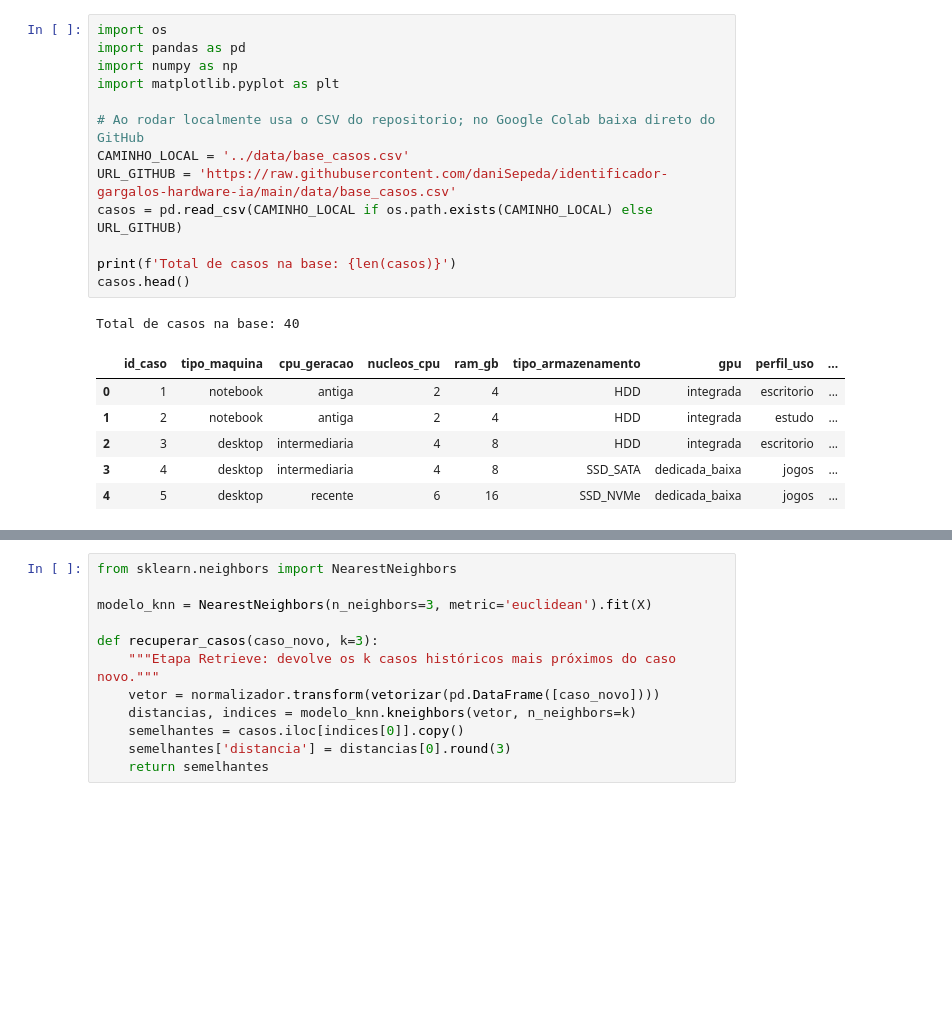
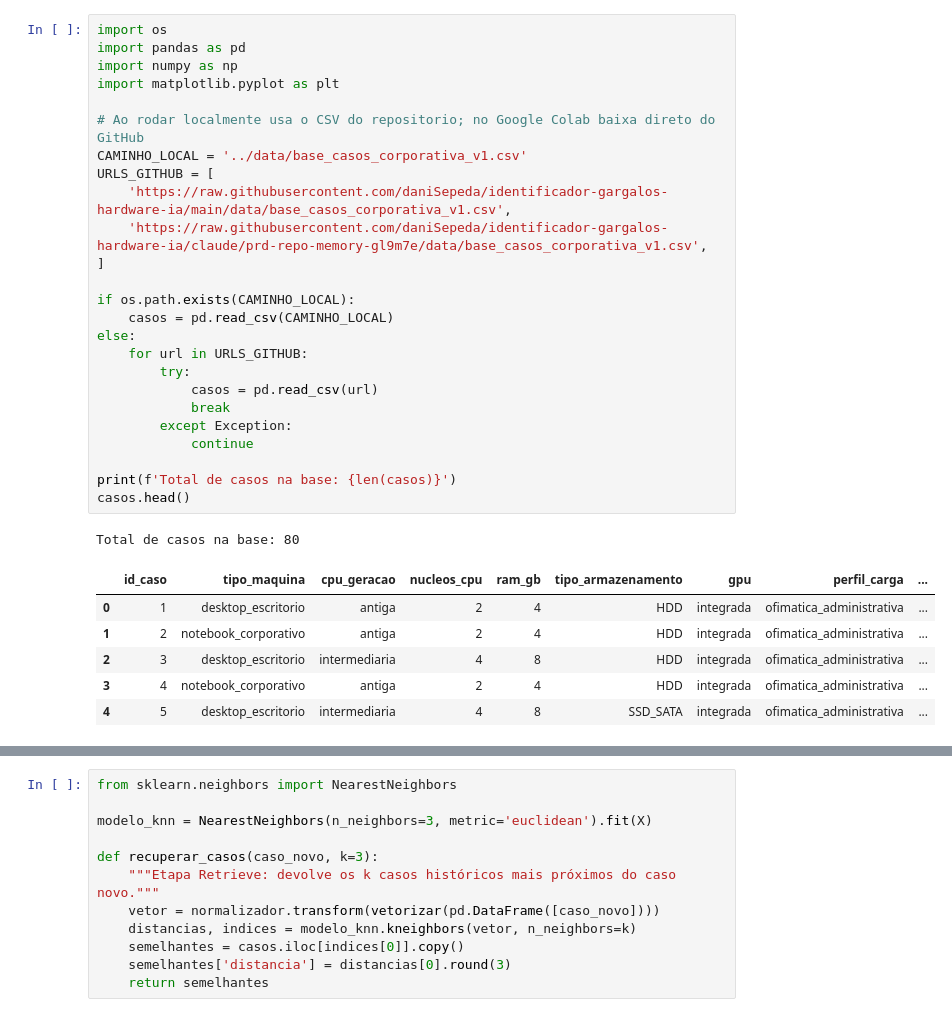
Before and after one commit to daniSepeda/identificador-gargalos-hardware-ia, a Jupyter notebook: notebooks/checkpoint_experimentos.ipynb, the cells around one changed output, grey strips where cells are left out. Cells and saved outputs as stored; diff of their text form; blank space fills up the shorter version.

```diff
--- a/notebooks/checkpoint_experimentos.ipynb
+++ b/notebooks/checkpoint_experimentos.ipynb
@@ -25,22 +33,34 @@ Os casos foram montados a partir de cenários técnicos documentados e da experi
 # %%
 import os
 import pandas as pd
 import numpy as np
 import matplotlib.pyplot as plt
 
 # Ao rodar localmente usa o CSV do repositorio; no Google Colab baixa direto do GitHub
-CAMINHO_LOCAL = '../data/base_casos.csv'
-URL_GITHUB = 'https://raw.githubusercontent.com/daniSepeda/identificador-gargalos-hardware-ia/main/data/base_casos.csv'
-casos = pd.read_csv(CAMINHO_LOCAL if os.path.exists(CAMINHO_LOCAL) else URL_GITHUB)
+CAMINHO_LOCAL = '../data/base_casos_corporativa_v1.csv'
+URLS_GITHUB = [
+    'https://raw.githubusercontent.com/daniSepeda/identificador-gargalos-hardware-ia/main/data/base_casos_corporativa_v1.csv',
+    'https://raw.githubusercontent.com/daniSepeda/identificador-gargalos-hardware-ia/claude/prd-repo-memory-gl9m7e/data/base_casos_corporativa_v1.csv',
+]
+
+if os.path.exists(CAMINHO_LOCAL):
+    casos = pd.read_csv(CAMINHO_LOCAL)
+else:
+    for url in URLS_GITHUB:
+        try:
+            casos = pd.read_csv(url)
+            break
+        except Exception:
+            continue
 
 print(f'Total de casos na base: {len(casos)}')
 casos.head()
 # %% [output]
-Total de casos na base: 40
+Total de casos na base: 80
-|  | id_caso | tipo_maquina | cpu_geracao | nucleos_cpu | ram_gb | tipo_armazenamento | gpu | perfil_uso | ... |
-| 0 | 1 | notebook | antiga | 2 | 4 | HDD | integrada | escritorio | ... |
-| 1 | 2 | notebook | antiga | 2 | 4 | HDD | integrada | estudo | ... |
-| 2 | 3 | desktop | intermediaria | 4 | 8 | HDD | integrada | escritorio | ... |
-| 3 | 4 | desktop | intermediaria | 4 | 8 | SSD_SATA | dedicada_baixa | jogos | ... |
-| 4 | 5 | desktop | recente | 6 | 16 | SSD_NVMe | dedicada_baixa | jogos | ... |
+|  | id_caso | tipo_maquina | cpu_geracao | nucleos_cpu | ram_gb | tipo_armazenamento | gpu | perfil_carga | ... |
+| 0 | 1 | desktop_escritorio | antiga | 2 | 4 | HDD | integrada | ofimatica_administrativa | ... |
+| 1 | 2 | notebook_corporativo | antiga | 2 | 4 | HDD | integrada | ofimatica_administrativa | ... |
+| 2 | 3 | desktop_escritorio | intermediaria | 4 | 8 | HDD | integrada | ofimatica_administrativa | ... |
+| 3 | 4 | notebook_corporativo | antiga | 2 | 4 | HDD | integrada | ofimatica_administrativa | ... |
+| 4 | 5 | desktop_escritorio | intermediaria | 4 | 8 | SSD_SATA | integrada | ofimatica_administrativa | ... |
 # %%
```
Also changed, not shown: parts of 17 cells of this notebook.
